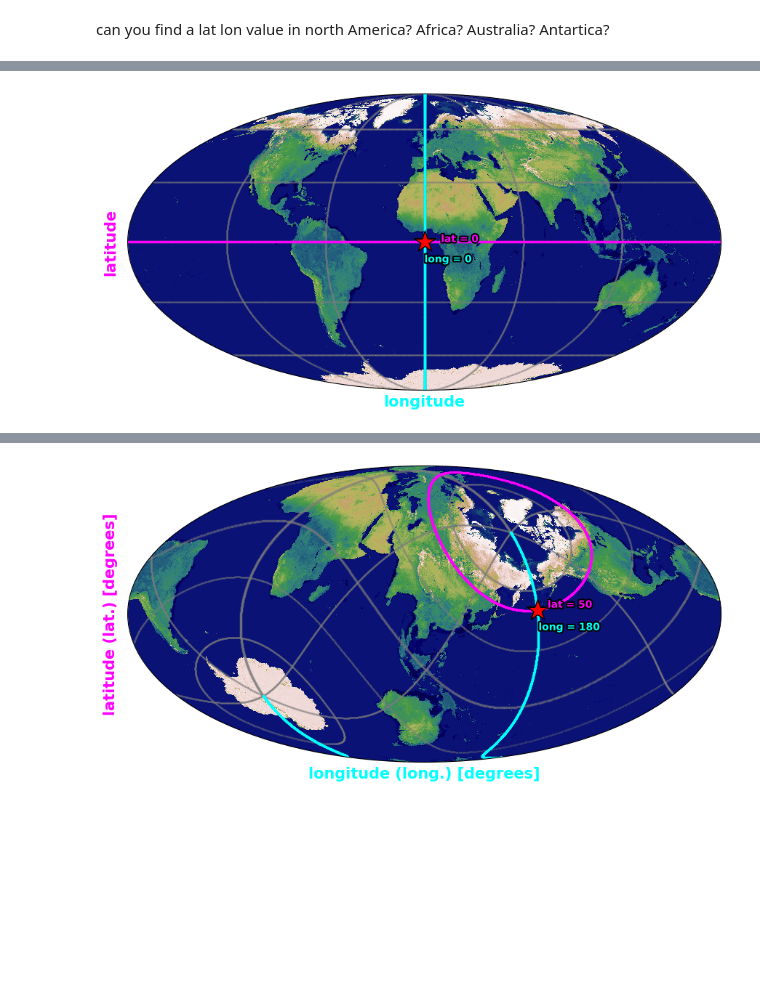
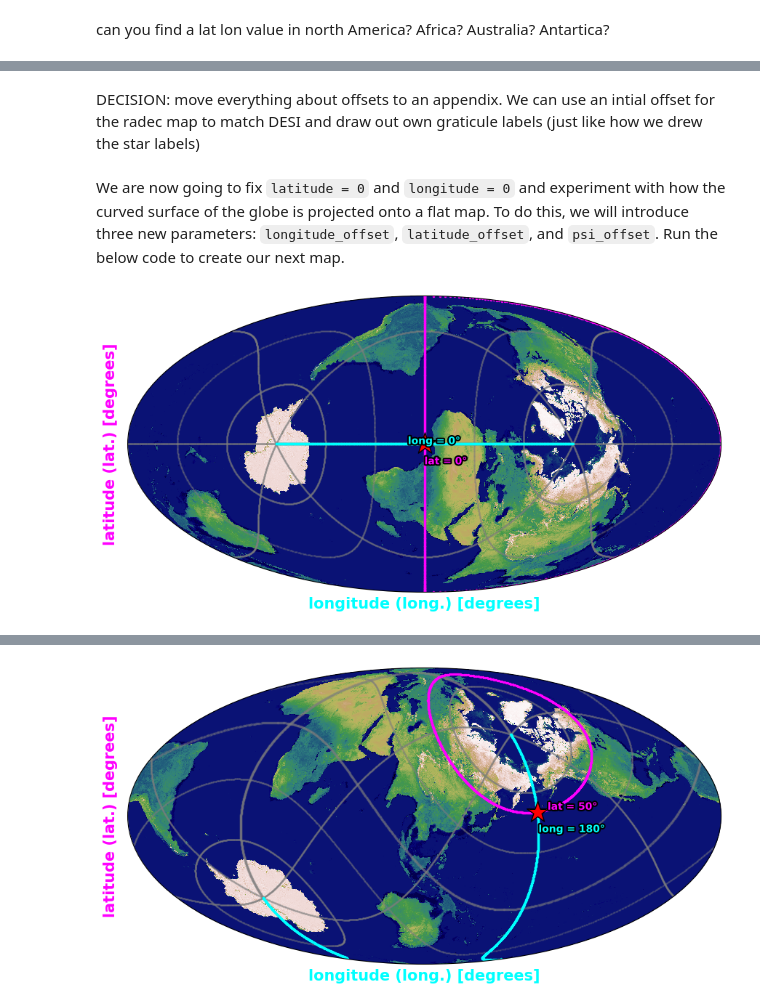
Before and after one commit to DESIHIGH/desihigh, a Jupyter notebook: notebooks/English/exercises/MappingTheEarth.ipynb, the cells around one changed output, grey strips where cells are left out. Drawn from its saved outputs; the diff is of its cells as text; code cells hidden in the pictures; blank space fills up the shorter version.

```diff
--- a/notebooks/English/exercises/MappingTheEarth.ipynb
+++ b/notebooks/English/exercises/MappingTheEarth.ipynb
@@ -433,8 +153,12 @@ Try chaning the psi_offset to 5, 15 30, 60, 90, 135, 180. Then try -30, -60, -90
+# %% [markdown]
+DECISION: move everything about offsets to an appendix. We can use an intial offset for the radec map to match DESI and draw out own graticule labels (just like how we drew the star labels)
+# %% [markdown]
+We are now going to fix `latitude = 0` and `longitude = 0` and experiment with how the curved surface of the globe is projected onto a flat map. To do this, we will introduce three new parameters: `longitude_offset`, `latitude_offset`, and `psi_offset`. Run the below code to create our next map.
 # %%
 longitude_offset = 0
 latitude_offset = 0
-psi_offset = 0
+psi_offset = 90
 
-plot_transformed_earth_map(earth_map, 0, 0, longitude_offset, latitude_offset, psi_offset)
+projections.plot_transformed_earth_map(earth_map, 0, 0, longitude_offset, latitude_offset, psi_offset)
 # %% [output]
-[figure, old version]
+[figure, new version]
```
Also changed, not shown: parts of 24 cells of this notebook, 3 other files.
